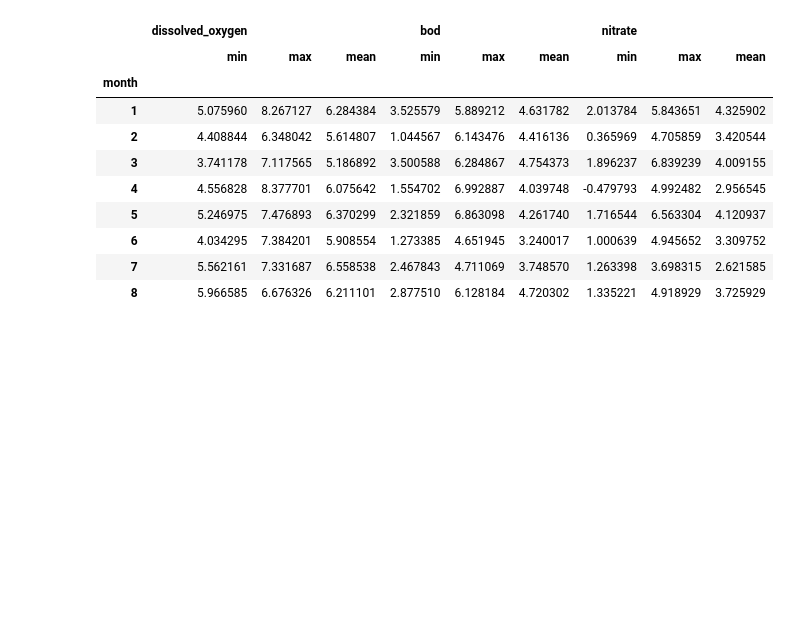
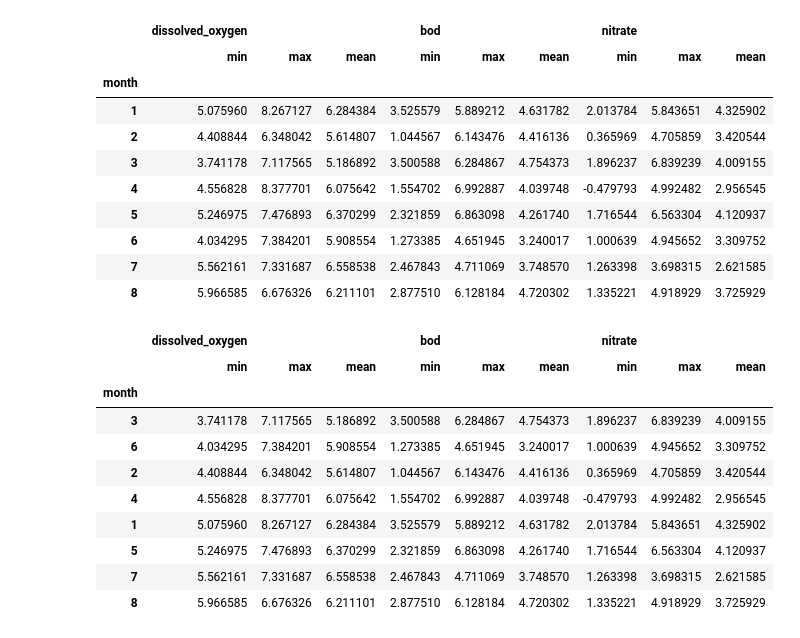
Before and after one commit to PaulamiGhosh/daily_python_practice, a Jupyter notebook: python_project/python_daily_practice.ipynb, the cells around one changed output. Saved outputs shown, nothing was run; the diff lists cells and outputs as text; code cells hidden in the pictures; blank space fills up the shorter version.

```diff
--- a/python_project/python_daily_practice.ipynb
+++ b/python_project/python_daily_practice.ipynb
@@ -143,3 +162,17 @@ water.groupby('month')[['dissolved_oxygen','bod','nitrate']].agg(['min','max','m
 | 6 | 4.034295 | 7.384201 | 5.908554 | 1.273385 | 4.651945 | 3.240017 | 1.000639 | 4.945652 | 3.309752 |
 | 7 | 5.562161 | 7.331687 | 6.558538 | 2.467843 | 4.711069 | 3.748570 | 1.263398 | 3.698315 | 2.621585 |
 | 8 | 5.966585 | 6.676326 | 6.211101 | 2.877510 | 6.128184 | 4.720302 | 1.335221 | 4.918929 | 3.725929 |
+# %%
+water.groupby('month')[['dissolved_oxygen','bod','nitrate']].agg(['min','max','mean']).sort_values(by=[('dissolved_oxygen','min'),('bod','max'),('nitrate','max')],ascending=[True,False,False])
+# %% [output]
+|  | dissolved_oxygen |  |  | bod |  |  | nitrate |  |  |
+|  | min | max | mean | min | max | mean | min | max | mean |
+| month |  |  |  |  |  |  |  |  |  |
+| 3 | 3.741178 | 7.117565 | 5.186892 | 3.500588 | 6.284867 | 4.754373 | 1.896237 | 6.839239 | 4.009155 |
+| 6 | 4.034295 | 7.384201 | 5.908554 | 1.273385 | 4.651945 | 3.240017 | 1.000639 | 4.945652 | 3.309752 |
+| 2 | 4.408844 | 6.348042 | 5.614807 | 1.044567 | 6.143476 | 4.416136 | 0.365969 | 4.705859 | 3.420544 |
+| 4 | 4.556828 | 8.377701 | 6.075642 | 1.554702 | 6.992887 | 4.039748 | -0.479793 | 4.992482 | 2.956545 |
+| 1 | 5.075960 | 8.267127 | 6.284384 | 3.525579 | 5.889212 | 4.631782 | 2.013784 | 5.843651 | 4.325902 |
+| 5 | 5.246975 | 7.476893 | 6.370299 | 2.321859 | 6.863098 | 4.261740 | 1.716544 | 6.563304 | 4.120937 |
+| 7 | 5.562161 | 7.331687 | 6.558538 | 2.467843 | 4.711069 | 3.748570 | 1.263398 | 3.698315 | 2.621585 |
+| 8 | 5.966585 | 6.676326 | 6.211101 | 2.877510 | 6.128184 | 4.720302 | 1.335221 | 4.918929 | 3.725929 |
```
Also changed, not shown: parts of 5 cells of this notebook, 2 other files.
